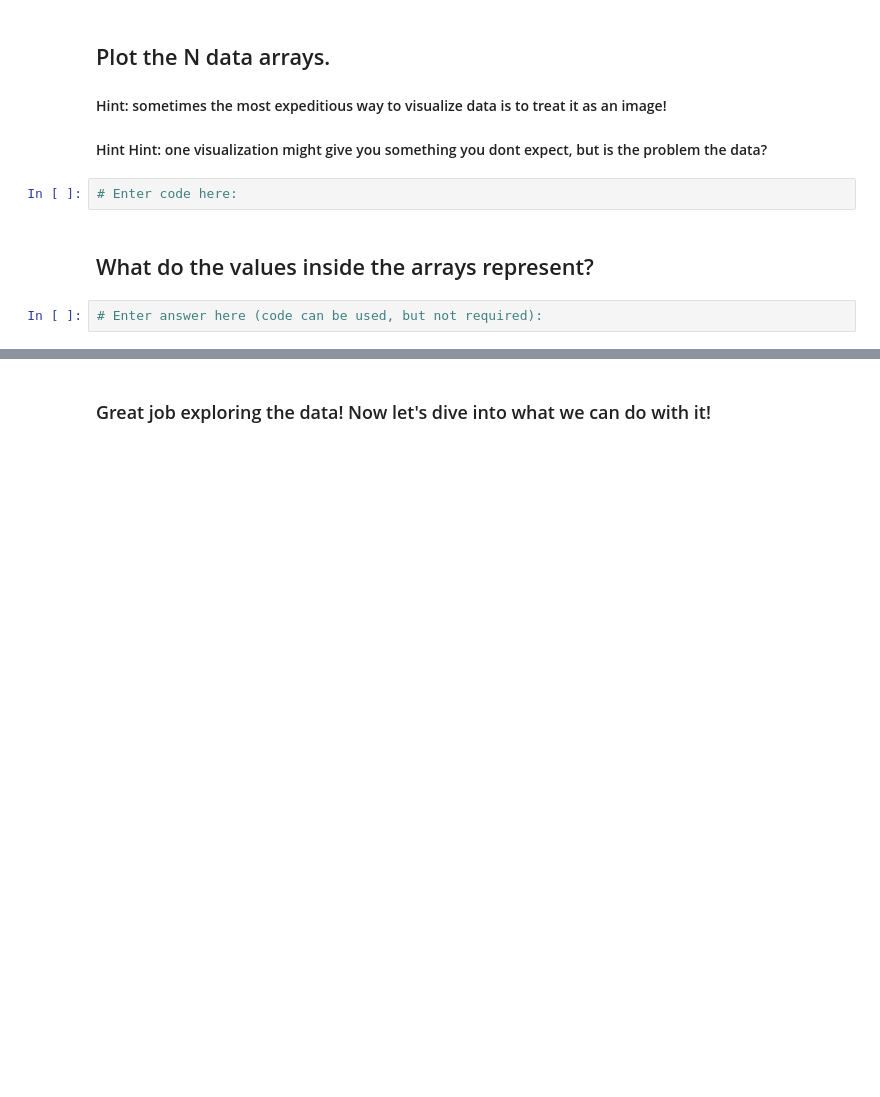
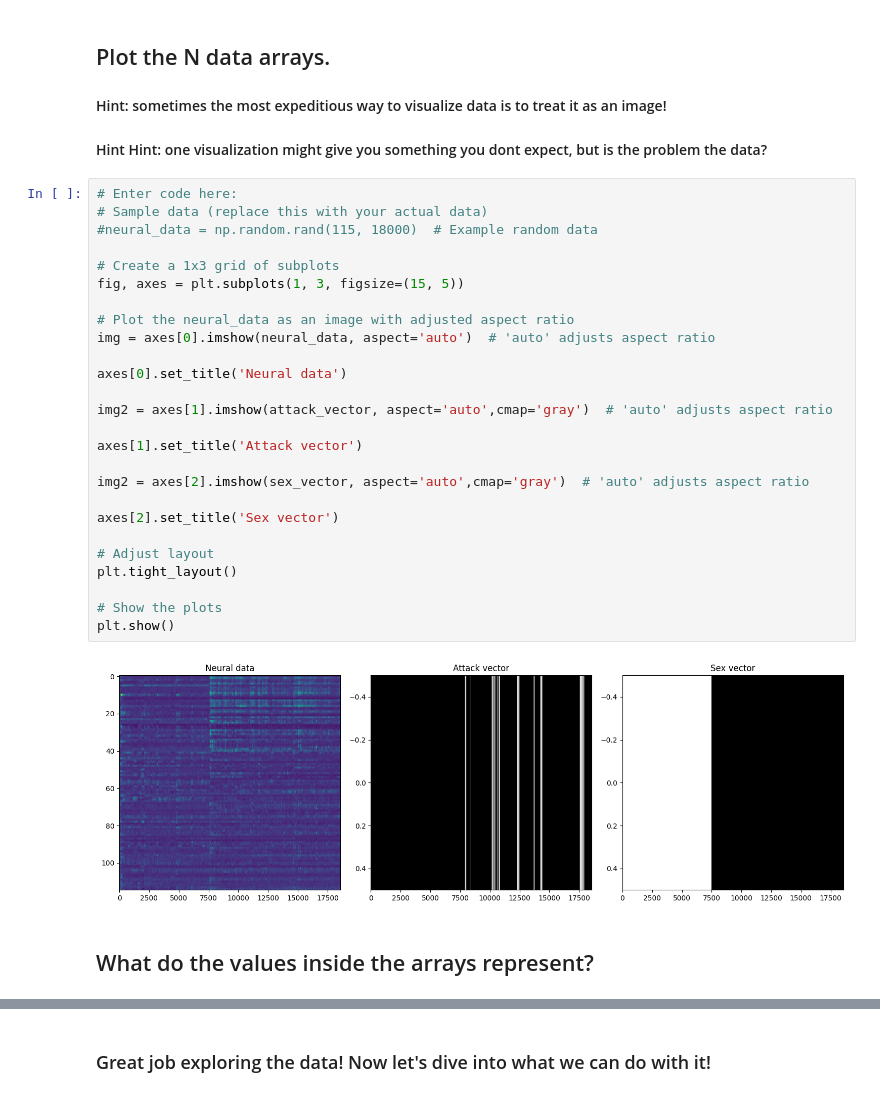
Before and after one commit to mariakesa/Caltech_DATASAI_Neuroscience_23, a Jupyter notebook: 07_10_23_day1_ethics_regression/code/diy_notebooks/dimensionality_reduction.ipynb, the cells around one changed output, grey strips where cells are left out. Drawn from its saved outputs; the diff is of its cells as text; blank space fills up the shorter version.

Commit message:
images aspect

```diff
--- a/07_10_23_day1_ethics_regression/code/diy_notebooks/dimensionality_reduction.ipynb
+++ b/07_10_23_day1_ethics_regression/code/diy_notebooks/dimensionality_reduction.ipynb
@@ -145,9 +149,33 @@ plt.show()
 ## Plot the N data arrays.
 #### Hint: sometimes the most expeditious way to visualize data is to treat it as an image!
 #### Hint Hint: one visualization might give you something you dont expect, but is the problem the data?
-# %%
-# Enter code here:
+# %%
+# Enter code here:
+# Sample data (replace this with your actual data)
+#neural_data = np.random.rand(115, 18000)  # Example random data
+
+# Create a 1x3 grid of subplots
+fig, axes = plt.subplots(1, 3, figsize=(15, 5))
+
+# Plot the neural_data as an image with adjusted aspect ratio
+img = axes[0].imshow(neural_data, aspect='auto')  # 'auto' adjusts aspect ratio
+
+axes[0].set_title('Neural data')
+
+img2 = axes[1].imshow(attack_vector, aspect='auto',cmap='gray')  # 'auto' adjusts aspect ratio
+
+axes[1].set_title('Attack vector')
+
+img2 = axes[2].imshow(sex_vector, aspect='auto',cmap='gray')  # 'auto' adjusts aspect ratio
+
+axes[2].set_title('Sex vector')
+
+# Adjust layout
+plt.tight_layout()
+
+# Show the plots
+plt.show()
+# %% [output]
+[figure, added]
 # %% [markdown]
 ## What do the values inside the arrays represent?
-# %%
-# Enter answer here (code can be used, but not required):
```
Also changed, not shown: parts of 2 cells of this notebook.
